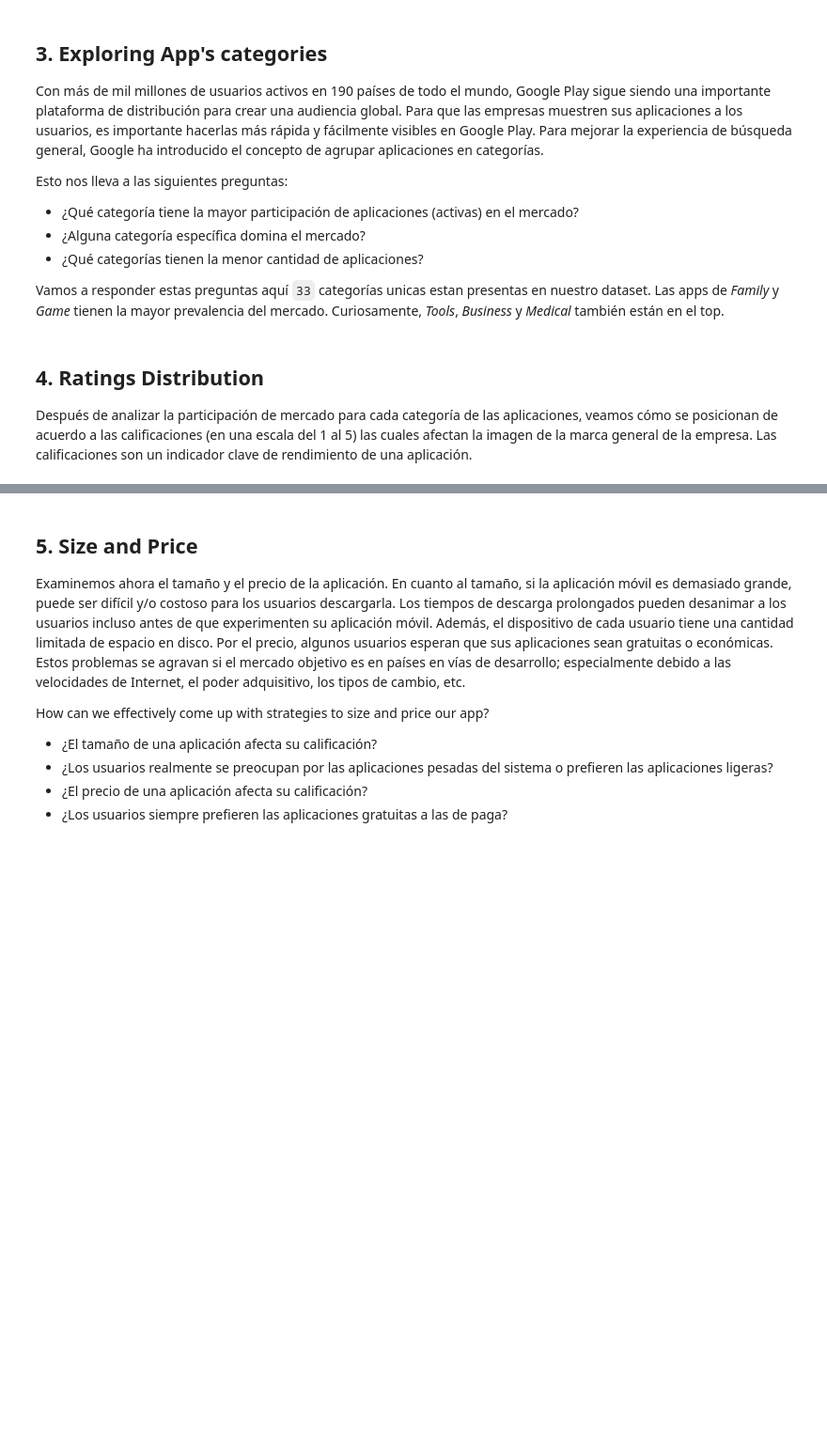
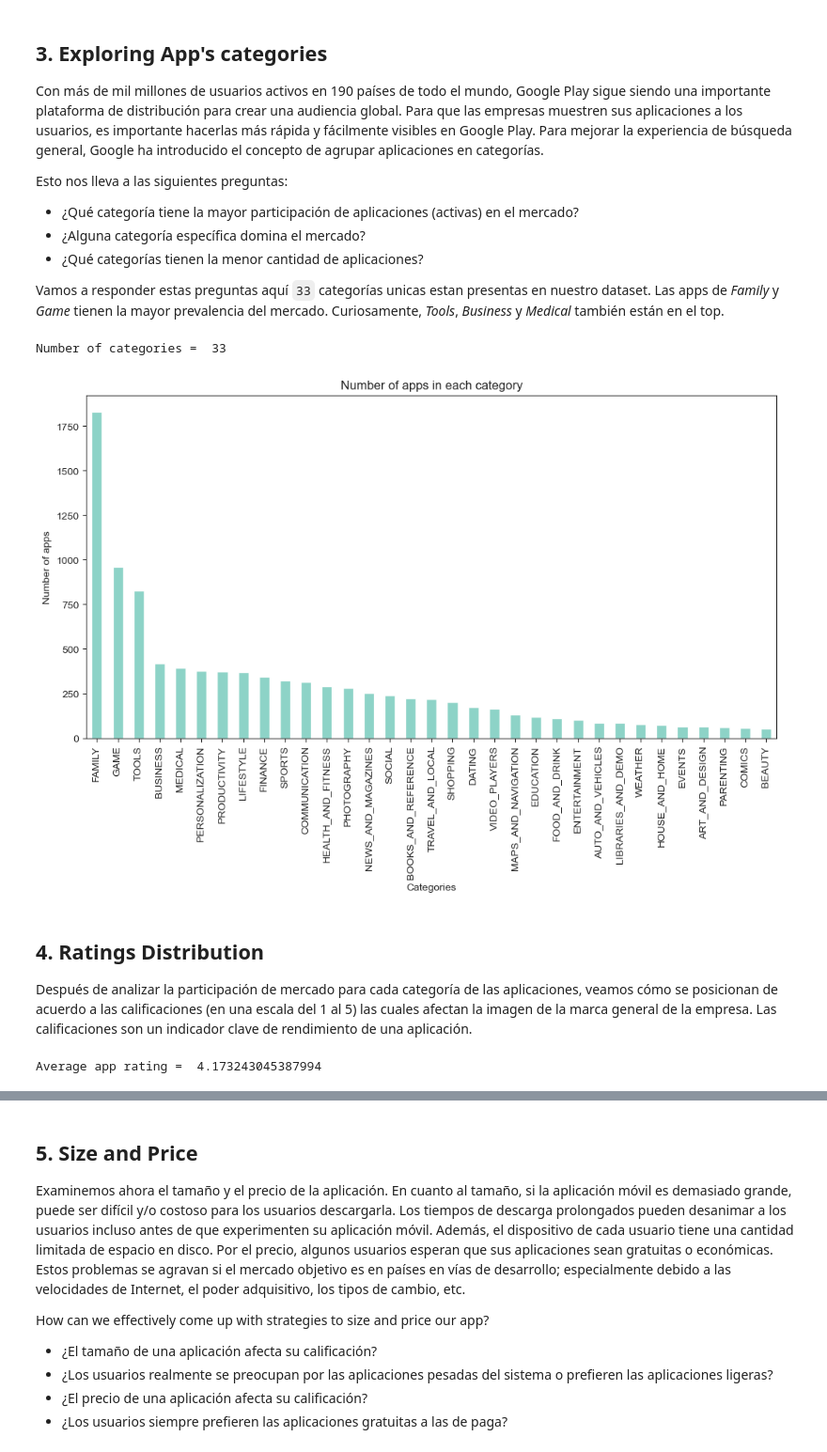
Before and after one commit to julihocc/ebac-cientifico-datos, a Jupyter notebook: Proyecto 1.1/Python.ipynb, the cells around one changed output, grey strips where cells are left out. Shown at 94% size. Drawn from its saved outputs; the diff is of its cells as text; code cells hidden in the pictures; blank space fills up the shorter version.

```diff
--- a/Proyecto 1.1/Python.ipynb
+++ b/Proyecto 1.1/Python.ipynb
@@ -9,0 +66,3 @@
+# %%
+apps = apps.drop_duplicates(subset='App')
+np.sum(apps.duplicated(subset='App'))
@@ -10,19 +71,4 @@
 # %%
-# Importa las librerías de pandas y matplotlin
-import ___
-
-
-# Importa el datase apps.csv
-apps = ____
-
-# Borra todos los duplicados del dataset
-apps = ____
 
 # Imprime el total de apps que se van a analizar que quedan (dimensión)
-print('Total number of apps in the dataset = ', ____)
-
-# Imprime la estádistica descriptiva de resumen
-print(____)
-
-# Vamos a echar un vistazo al DataFrame final
-print(____)
+print('Total number of apps in the dataset = ', apps.count()[0])
@@ -35,15 +119,15 @@ Por lo tanto, ahora necesitamos limpiar nuestros datos. Específicamente, los ca
 <p>Aquí un link donde podrás ver un poco más a detalle que es una <a href="https://www.freecodecamp.org/espanol/news/expresiones-lambda-en-python/">función lambda</a>
 # %%
 # Lista de caracteres a eliminar
-chars_to_remove = [____]
+chars_to_remove = [",", "+", "$"]
 # Lista de las columnas a limpiar
-cols_to_clean = [____]
+cols_to_clean = ["Installs", "Price"]
 
 # Loop para cada columna
 for col in cols_to_clean:
     # Loop para cada caracter especial
     for char in chars_to_remove:
         # Reemplaza con una función lambda el caracter especial por un texto vacío ('')
-        apps[col] = apps[____].apply(lambda x: x.replace(____, ____))
+        apps[col] = apps[col].apply(lambda x: x.replace(char, ''))
     # Convierte la columna a tipo flotante (float)
-    apps[col] = apps[col].astype(____)
+    apps[col] = apps[col].astype(np.float64)
@@ -57,28 +164,32 @@ for col in cols_to_clean:
 <li>¿Qué categorías tienen la menor cantidad de aplicaciones?</li>
 </ul>
 <p>Vamos a responder estas preguntas aquí <code>33</code> categorías unicas estan presentas en nuestro dataset. Las apps de <em>Family</em> y <em>Game</em> tienen la mayor prevalencia del mercado. Curiosamente, <em>Tools</em>, <em>Business</em> y <em>Medical</em> también están en el top.</p>
+# %%
+# Imprime el total de categorías únicas
+num_categories = apps['Category'].nunique()
+print('Number of categories = ', num_categories)
+# %% [output]
+Number of categories =  33
 # %%
-# Imprime el total de categorías únicas
-num_categories = ____
-print('Number of categories = ', num_categories)
 
 # Cuenta el número de aplicaciones en cada Categoría y ordena de manera descendente
-num_apps_in_category = ____
+num_apps_in_category = apps['Category'].value_counts().sort_values(ascending=False)
 
 # Muestra el resultado en una gráfica de barras
-____
+plt.figure(figsize=(12,6))
+num_apps_in_category.plot(kind='bar')
+plt.xlabel('Categories')
+plt.ylabel('Number of apps')
+plt.title('Number of apps in each category')
 plt.show()
+# %% [output]
+[figure, added]
 # %% [markdown]
 ## 4. Ratings Distribution
 <p>Después de analizar la participación de mercado para cada categoría de las aplicaciones, veamos cómo se posicionan de acuerdo a las calificaciones (en una escala del 1 al 5) las cuales afectan la imagen de la marca general de la empresa. Las calificaciones son un indicador clave de rendimiento de una aplicación.</p>
 # %%
 # Calcular el promedio de calificación de las apps
-avg_app_rating = ____
+avg_app_rating = apps['Rating'].mean()
 print('Average app rating = ', avg_app_rating)
-
-# Calcula el promedio de calificación por categoría
-____
-
-# Visualiza en un histograma el comportamiento del Rating
-____
-plt.show()
+# %% [output]
+Average app rating =  4.173243045387994
```
Also changed, not shown: parts of 25 cells of this notebook.
